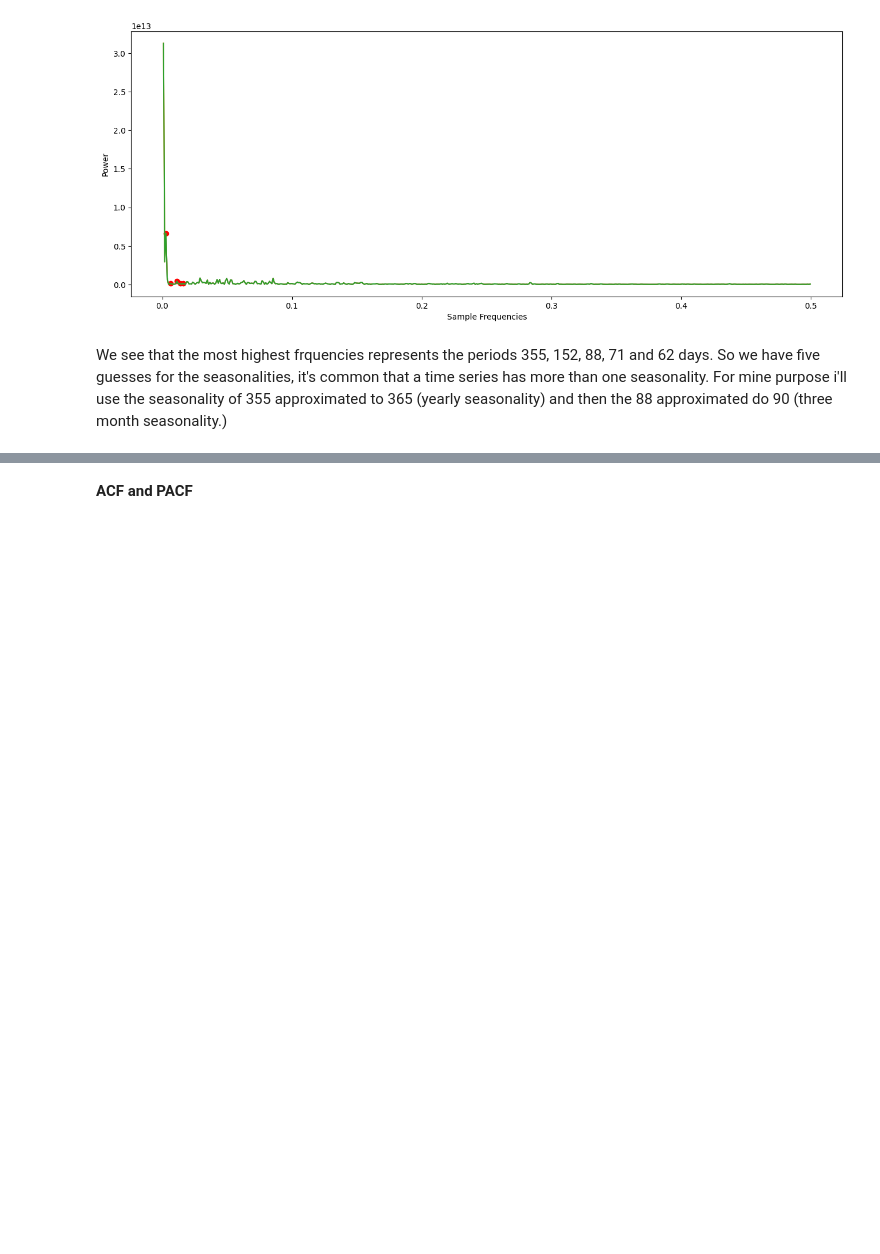
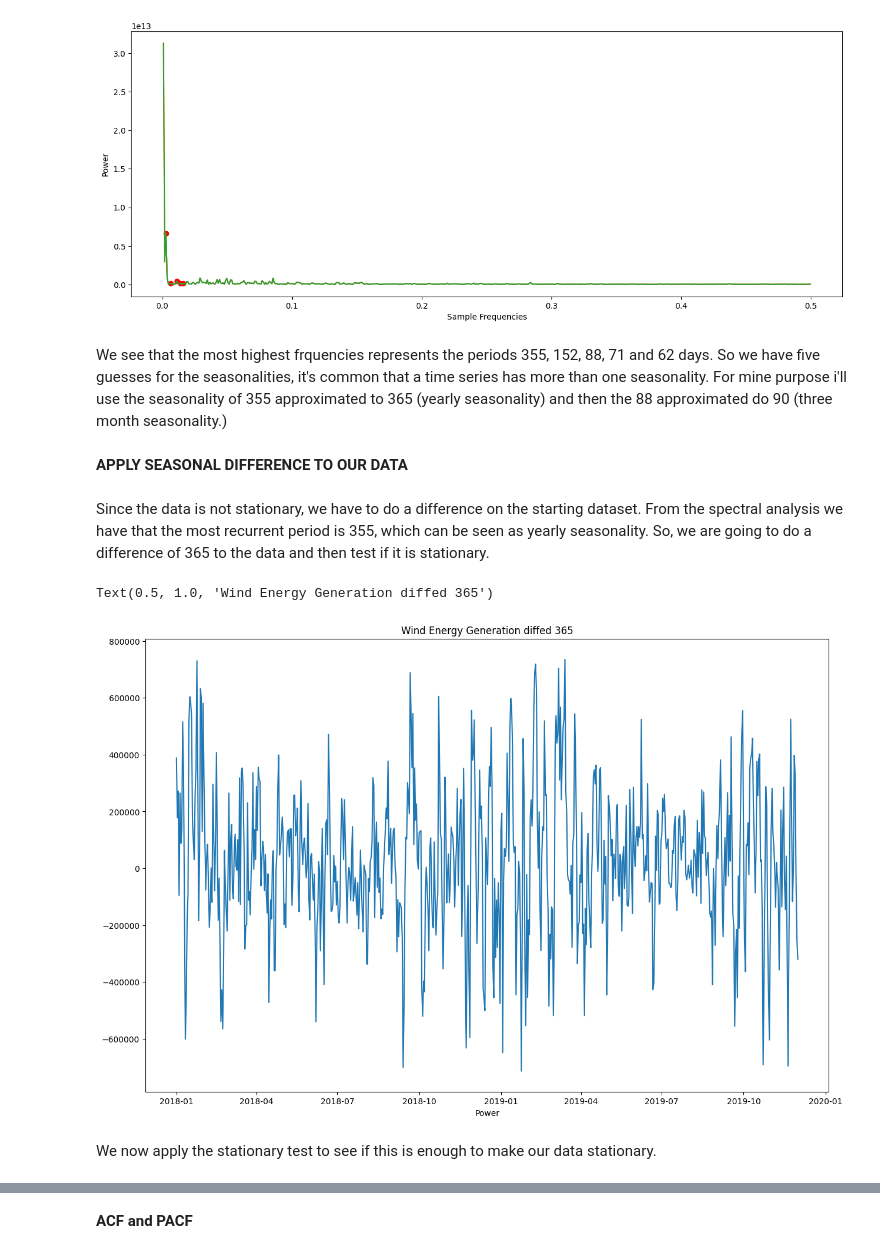
Before and after one commit to IsabellaPodavini/Statistical_Models, a Jupyter notebook: project.ipynb, the cells around one changed output, grey strips where cells are left out. Drawn from its saved outputs; the diff is of its cells as text; code cells hidden in the pictures; blank space fills up the shorter version.

```diff
--- a/project.ipynb
+++ b/project.ipynb
@@ -297,3 +320,20 @@ Text(0, 0.5, 'Power')
 [figure]
 # %% [markdown]
 We see that the most highest frquencies represents the periods 355, 152, 88, 71 and 62 days. So we have five guesses for the seasonalities, it's common that a time series has more than one seasonality. For mine purpose i'll use the seasonality of 355 approximated to 365 (yearly seasonality) and then the 88 approximated do 90 (three month seasonality.)
+# %% [markdown]
+**APPLY SEASONAL DIFFERENCE TO OUR DATA**
+# %% [markdown]
+Since the data is not stationary, we have to do a difference on the starting dataset. From the spectral analysis we have that the most recurrent period is 355, which can be seen as yearly seasonality.
+So, we are going to do a difference of 365 to the data and then test if it is stationary.
+# %%
+wind_generation_diff_train = wind_generation_train.diff(365).dropna()
+train_data_diff = train_data.diff(365).dropna()
+plt.figure(figsize=(15,10))
+plt.plot(wind_generation_diff_train)
+plt.xlabel('Power')
+plt.title('Wind Energy Generation diffed 365')
+# %% [output]
+Text(0.5, 1.0, 'Wind Energy Generation diffed 365')
+[figure, added]
+# %% [markdown]
+We now apply the stationary test to see if this is enough to make our data stationary.
```
Also changed, not shown: parts of 14 cells of this notebook.
